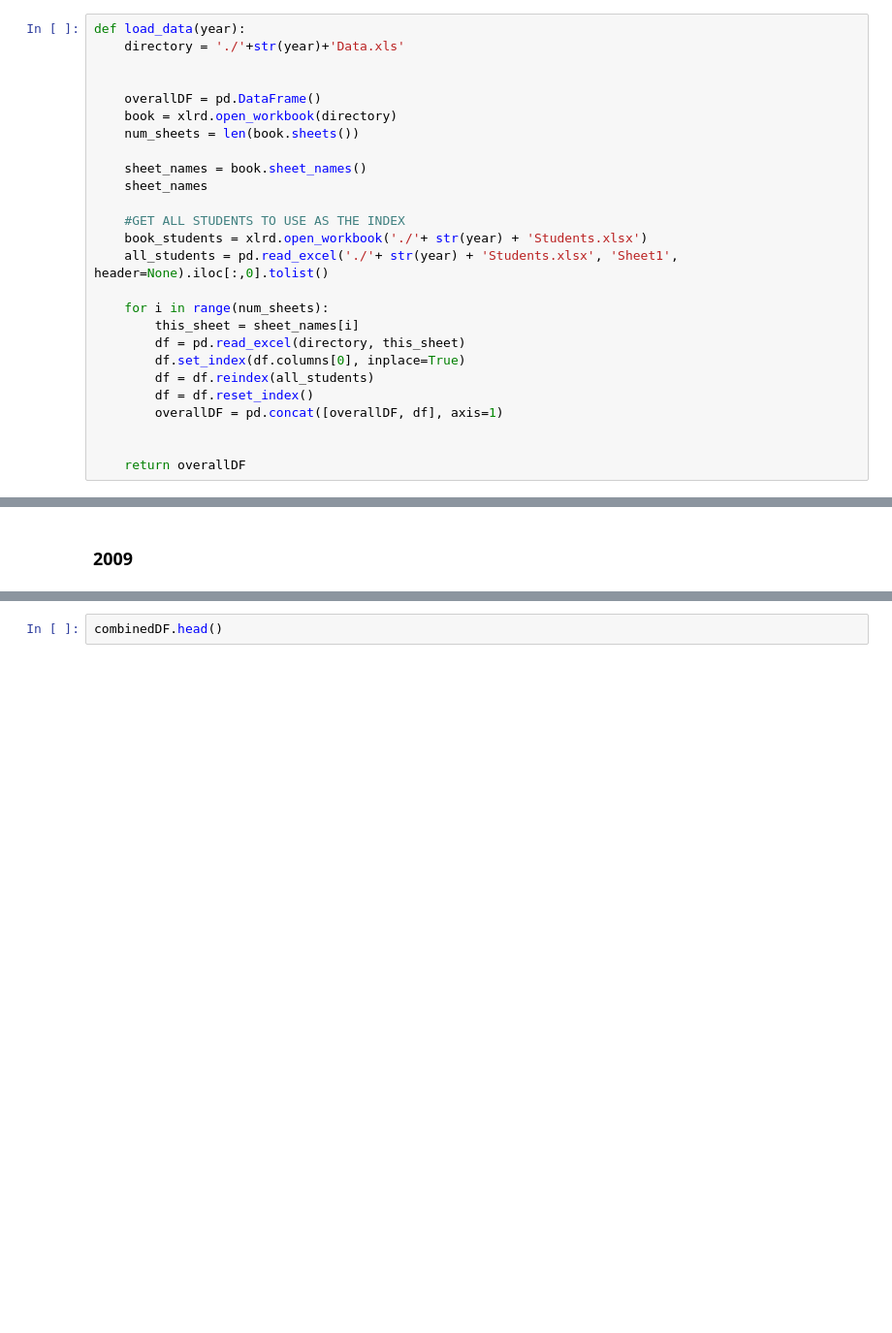
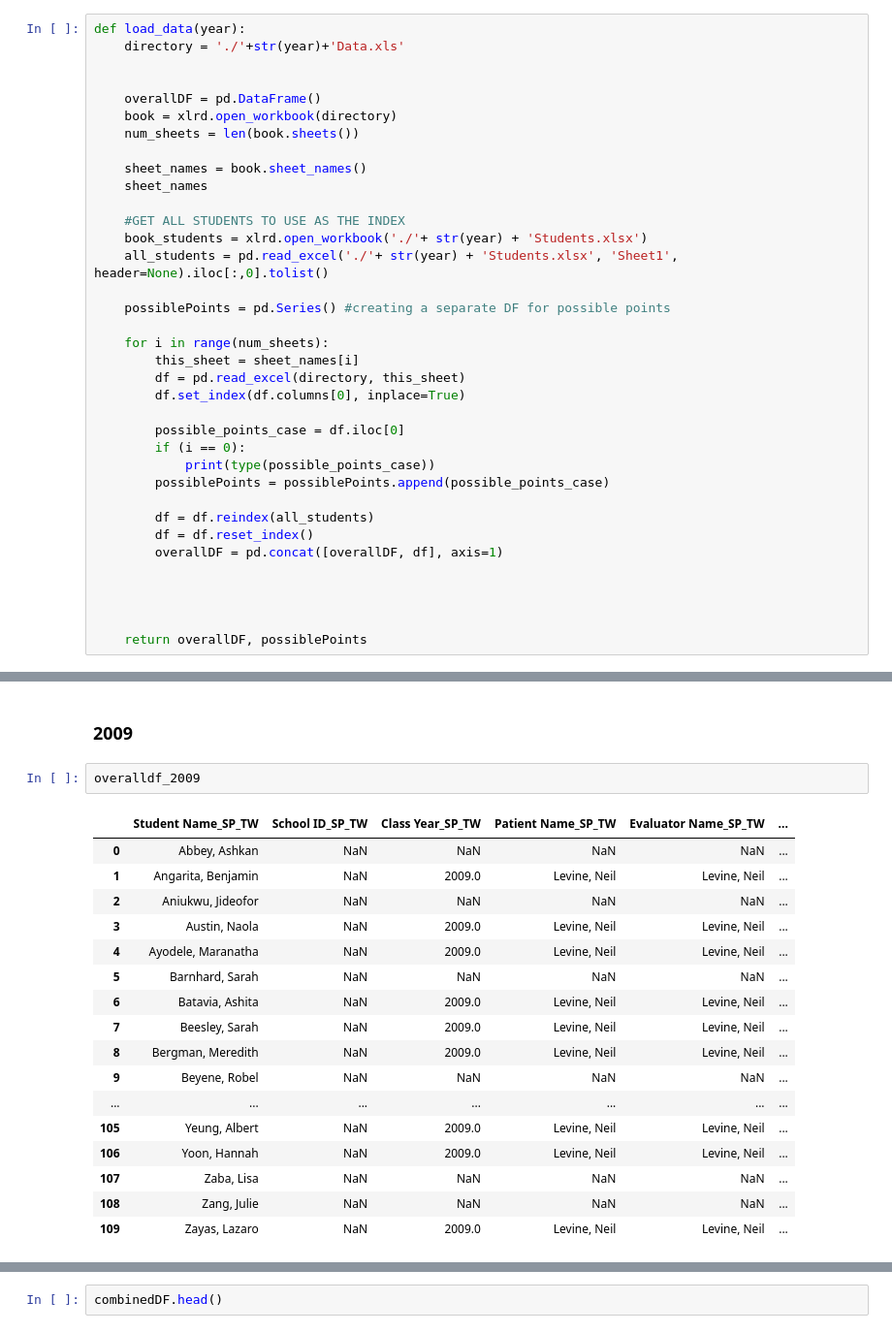
Before and after one commit to RagesMR/8800, a Jupyter notebook: travis_notebook_2009.ipynb, the cells around one changed output, grey strips where cells are left out. Shown: that part at 97% size. Cells and saved outputs as stored; diff of their text form; blank space fills up the shorter version.

```diff
--- a/travis_notebook_2009.ipynb
+++ b/travis_notebook_2009.ipynb
@@ -29,13 +29,23 @@ def load_data(year):
     book_students = xlrd.open_workbook('./'+ str(year) + 'Students.xlsx')
     all_students = pd.read_excel('./'+ str(year) + 'Students.xlsx', 'Sheet1', header=None).iloc[:,0].tolist()
 
+    possiblePoints = pd.Series() #creating a separate DF for possible points
+
     for i in range(num_sheets):
         this_sheet = sheet_names[i]
         df = pd.read_excel(directory, this_sheet)
         df.set_index(df.columns[0], inplace=True)
+
+        possible_points_case = df.iloc[0]
+        if (i == 0):
+            print(type(possible_points_case))
+        possiblePoints = possiblePoints.append(possible_points_case)
+
         df = df.reindex(all_students)
         df = df.reset_index()
         overallDF = pd.concat([overallDF, df], axis=1)
 
 
-    return overallDF
+
+
+    return overallDF, possiblePoints
@@ -69,2 +162,22 @@ combinedDF
 # %% [markdown]
 ### 2009
+# %%
+overalldf_2009
+# %% [output]
+|  | Student Name_SP_TW | School ID_SP_TW | Class Year_SP_TW | Patient Name_SP_TW | Evaluator Name_SP_TW | ... |
+| 0 | Abbey, Ashkan | NaN | NaN | NaN | NaN | ... |
+| 1 | Angarita, Benjamin | NaN | 2009.0 | Levine, Neil | Levine, Neil | ... |
+| 2 | Aniukwu, Jideofor | NaN | NaN | NaN | NaN | ... |
+| 3 | Austin, Naola | NaN | 2009.0 | Levine, Neil | Levine, Neil | ... |
+| 4 | Ayodele, Maranatha | NaN | 2009.0 | Levine, Neil | Levine, Neil | ... |
+| 5 | Barnhard, Sarah | NaN | NaN | NaN | NaN | ... |
+| 6 | Batavia, Ashita | NaN | 2009.0 | Levine, Neil | Levine, Neil | ... |
+| 7 | Beesley, Sarah | NaN | 2009.0 | Levine, Neil | Levine, Neil | ... |
+| 8 | Bergman, Meredith | NaN | 2009.0 | Levine, Neil | Levine, Neil | ... |
+| 9 | Beyene, Robel | NaN | NaN | NaN | NaN | ... |
+| ... | ... | ... | ... | ... | ... | ... |
+| 105 | Yeung, Albert | NaN | 2009.0 | Levine, Neil | Levine, Neil | ... |
+| 106 | Yoon, Hannah | NaN | 2009.0 | Levine, Neil | Levine, Neil | ... |
+| 107 | Zaba, Lisa | NaN | NaN | NaN | NaN | ... |
+| 108 | Zang, Julie | NaN | NaN | NaN | NaN | ... |
+| 109 | Zayas, Lazaro | NaN | 2009.0 | Levine, Neil | Levine, Neil | ... |
```
Also changed, not shown: parts of 19 cells of this notebook, 1 other file.
